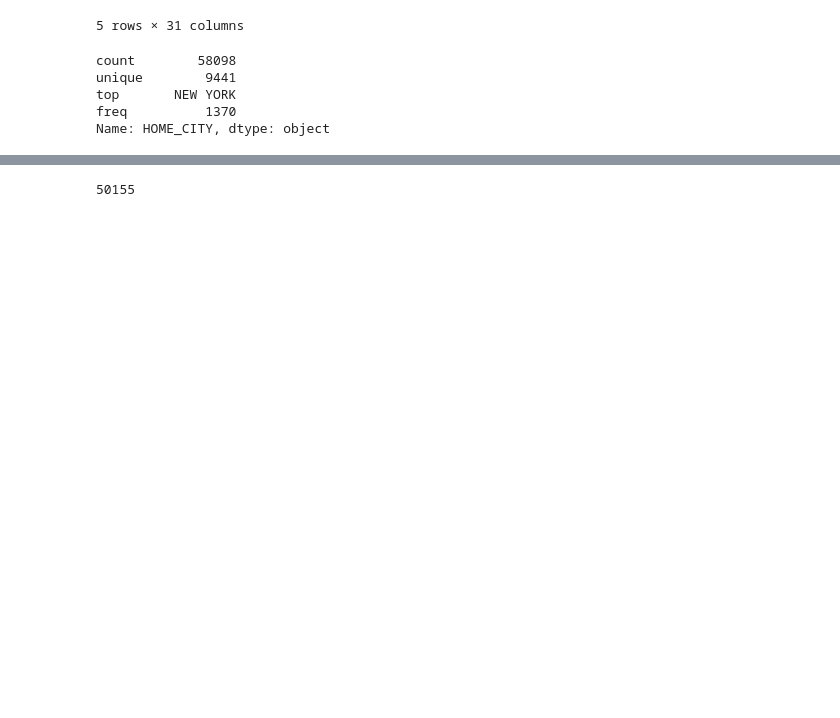
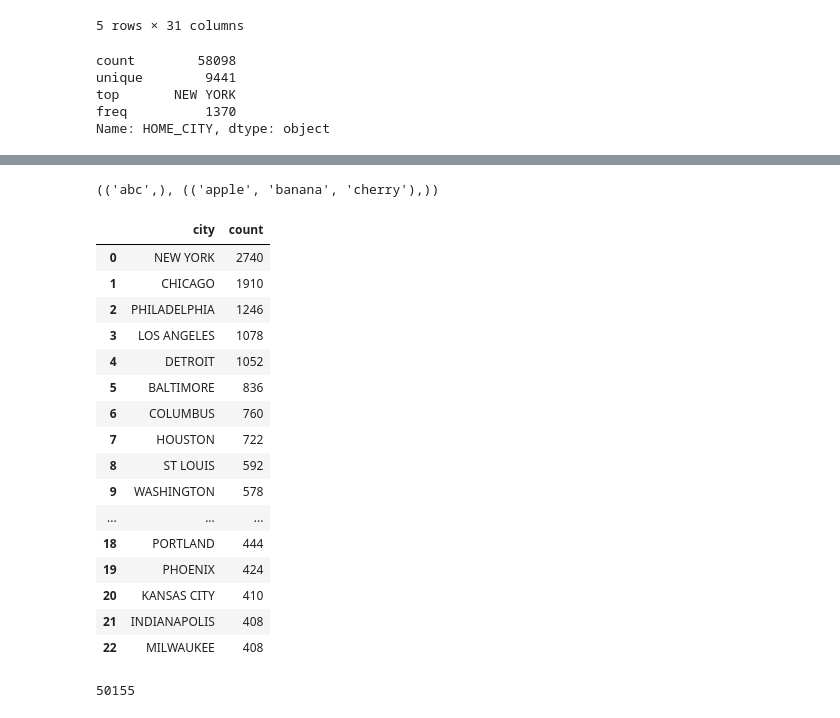
Before and after one commit to naaltunian/Vietnam-Casualty-Data-Analysis, a Jupyter notebook: Vietnam Casualty Analysis.ipynb, the cells around one changed output, grey strips where cells are left out. Drawn from its saved outputs; the diff is of its cells as text; code cells hidden in the pictures; blank space fills up the shorter version.

Commit message:
add city data by casualty

```diff
--- a/Vietnam Casualty Analysis.ipynb
+++ b/Vietnam Casualty Analysis.ipynb
@@ -105,3 +57,31 @@ Name: CASUALTIES_PER_CITY, Length: 58220, dtype: bool
+# %%
+tuple(zip('abc', ('apple', 'banana', 'cherry'))))
+# %% [output]
+(('abc',), (('apple', 'banana', 'cherry'),))
+# %%
+# Casualties per city
+pd.DataFrame(data=[(city_name, row['HOME_CITY'])
+              for city_name, row
+              in pd.DataFrame(city.value_counts()).iterrows()
+              if row['HOME_CITY'] > 200 ], columns='city count'.split(' '))
+# %% [output]
+|  | city | count |
+| 0 | NEW YORK | 2740 |
+| 1 | CHICAGO | 1910 |
+| 2 | PHILADELPHIA | 1246 |
+| 3 | LOS ANGELES | 1078 |
+| 4 | DETROIT | 1052 |
+| 5 | BALTIMORE | 836 |
+| 6 | COLUMBUS | 760 |
+| 7 | HOUSTON | 722 |
+| 8 | ST LOUIS | 592 |
+| 9 | WASHINGTON | 578 |
+| ... | ... | ... |
+| 18 | PORTLAND | 444 |
+| 19 | PHOENIX | 424 |
+| 20 | KANSAS CITY | 410 |
+| 21 | INDIANAPOLIS | 408 |
+| 22 | MILWAUKEE | 408 |
 # %%
 # White casualty count
 whiteCasualty = data[ethnicity == "WHITE"]
```
Also changed, not shown: parts of 4 cells of this notebook.
